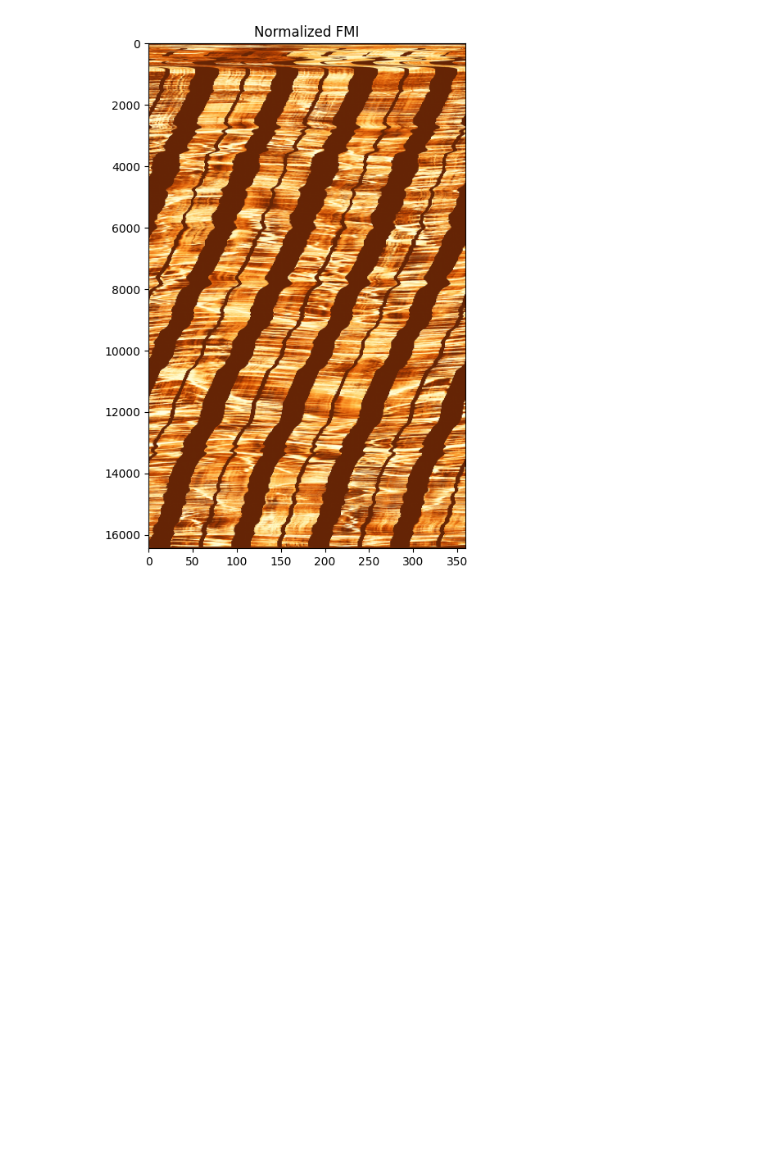
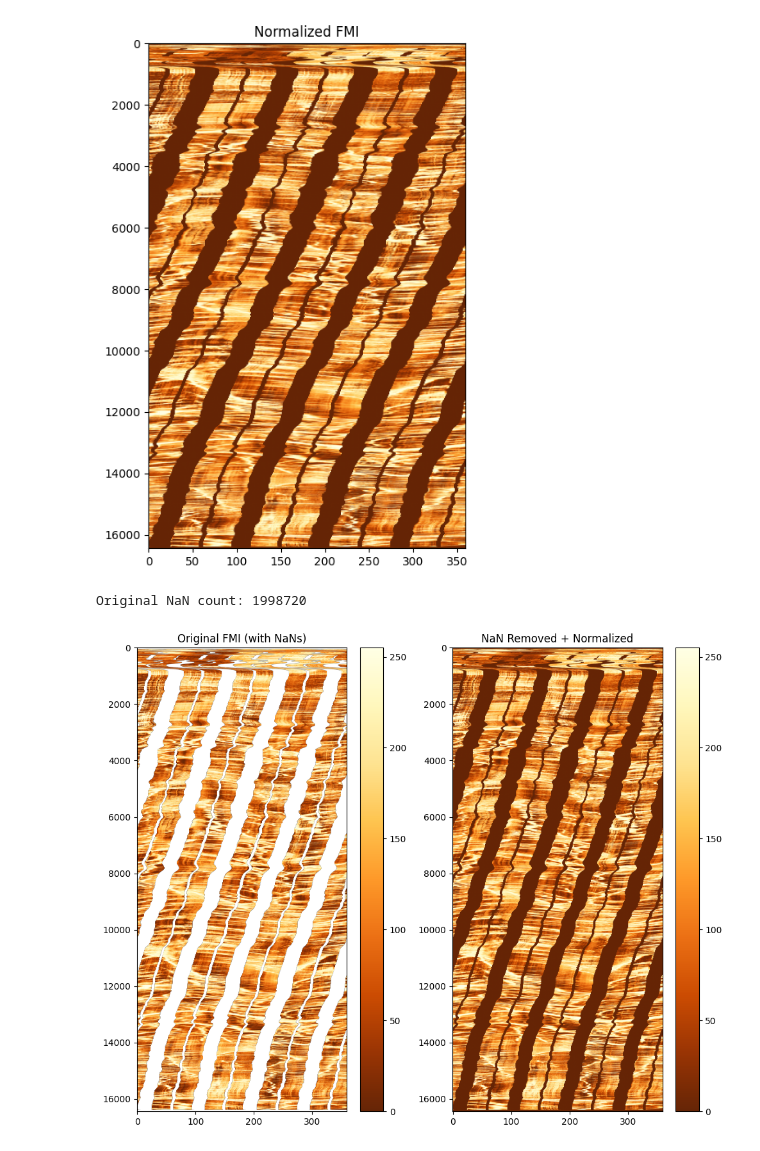
Before and after one commit to Ashraf-ISM/100-Days-of-Python-for-Oil-Gas-Subsurface-Analytics, a Jupyter notebook: notebooks/day-50/autopick.ipynb, the cells around one changed output. Cells and saved outputs as stored; diff of their text form; code cells hidden in the pictures; blank space fills up the shorter version.

```diff
--- a/notebooks/day-50/autopick.ipynb
+++ b/notebooks/day-50/autopick.ipynb
@@ -464,3 +464,46 @@ plt.title("Normalized FMI")
 plt.show()
 # %% [output]
 [figure]
+# %%
+import numpy as np
+import cv2
+import matplotlib.pyplot as plt
+
+# Original copy
+img_original = FMI_DYN.copy()
+
+# Count NaNs
+print("Original NaN count:", np.isnan(img_original).sum())
+
+# Replace NaNs
+img_clean = np.nan_to_num(img_original)
+
+# Normalize
+img_norm = cv2.normalize(
+    img_clean,
+    None,
+    0,
+    255,
+    cv2.NORM_MINMAX
+).astype(np.uint8)
+
+# Plot both images
+plt.figure(figsize=(10,8))
+
+# Original image
+plt.subplot(1,2,1)
+plt.imshow(img_original, aspect='auto', cmap='YlOrBr_r')
+plt.title("Original FMI (with NaNs)")
+plt.colorbar()
+
+# Cleaned image
+plt.subplot(1,2,2)
+plt.imshow(img_norm, aspect='auto', cmap='YlOrBr_r')
+plt.title("NaN Removed + Normalized")
+plt.colorbar()
+
+plt.tight_layout()
+plt.show()
+# %% [output]
+Original NaN count: 1998720
+[figure, added]
```
Also changed, not shown: parts of 2 cells of this notebook.
